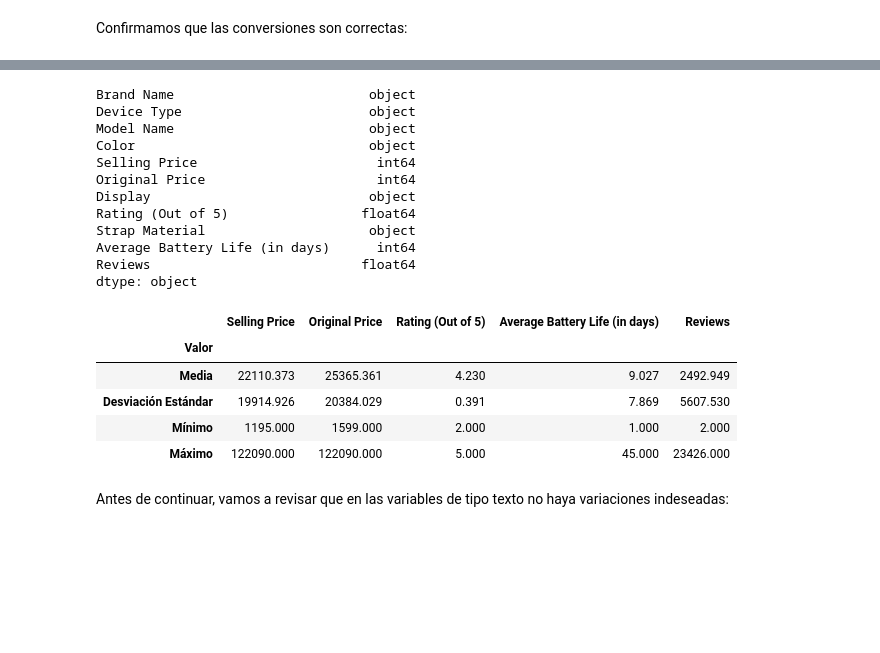
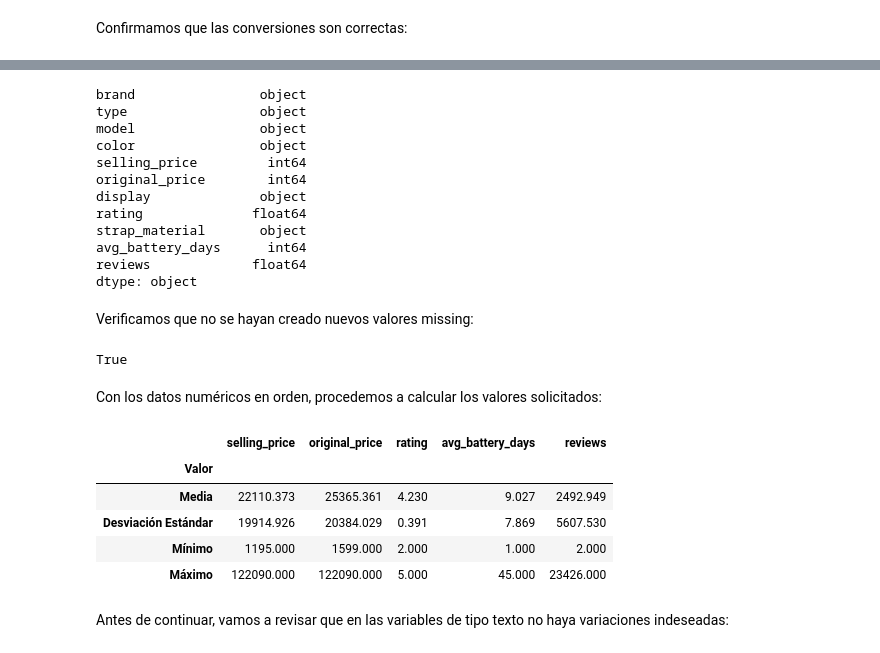
Before and after one commit to afercaceres/Fitness_Trackers, a Jupyter notebook: practica_python.ipynb, the cells around one changed output, grey strips where cells are left out. Cells and saved outputs as stored; diff of their text form; code cells hidden in the pictures; blank space fills up the shorter version.

```diff
--- a/practica_python.ipynb
+++ b/practica_python.ipynb
@@ -22,0 +30,4 @@ datos.head()
+# %%
+datos = datos.rename(columns = {"Brand Name":"brand", "Device Type":"type", "Model Name":"model", "Color":"color", "Selling Price":"selling_price", "Original Price": "original_price", "Display":"display", "Rating (Out of 5)":"rating", "Strap Material":"strap_material", "Average Battery Life (in days)":"avg_battery_days", "Reviews":"reviews"})
+
+datos.head()
@@ -67,7 +85,7 @@ Convertimos las observaciones de las tres variables a numérico, eliminando las
 # %%
-datos["Selling Price"] = pd.to_numeric(datos["Selling Price"].str.replace(',',''))
-datos["Original Price"] = pd.to_numeric(datos["Original Price"].str.replace(',',''))
-datos["Reviews"] = pd.to_numeric(datos["Reviews"].str.replace(',',''))
+datos["selling_price"] = pd.to_numeric(datos["selling_price"].str.replace(',',''))
+datos["original_price"] = pd.to_numeric(datos["original_price"].str.replace(',',''))
+datos["reviews"] = pd.to_numeric(datos["reviews"].str.replace(',',''))
 # %% [markdown]
 Confirmamos que las conversiones son correctas:
 # %%
@@ -87,32 +105,44 @@ datos.head(10)
 # %%
 datos.dtypes
 # %% [output]
-Brand Name                         object
-Device Type                        object
-Model Name                         object
-Color                              object
-Selling Price                       int64
-Original Price                      int64
-Display                            object
-Rating (Out of 5)                 float64
-Strap Material                     object
-Average Battery Life (in days)      int64
-Reviews                           float64
+brand                object
+type                 object
+model                object
+color                object
+selling_price         int64
+original_price        int64
+display              object
+rating              float64
+strap_material       object
+avg_battery_days      int64
+reviews             float64
 dtype: object
+# %% [markdown]
+Verificamos que no se hayan creado nuevos valores missing:
+# %%
+nMuestras2 = []
+for column in datos.columns:
+    nMuestras2.append([column, len(datos[column].dropna())])
+
+nMuestras==nMuestras2
+# %% [output]
+True
+# %% [markdown]
+Con los datos numéricos en orden, procedemos a calcular los valores solicitados:
 # %%
 variablesNumericas = datos._get_numeric_data()
 mediaNumericas = round(variablesNumericas.mean(), 3) # No hay que preocuparse por los NaN, puesto que quedan excluídos del cálculo
 stdNumericas = round(variablesNumericas.std(), 3)
 minNumericas = round(variablesNumericas.min(), 3)
 maxNumericas = round(variablesNumericas.max(), 3)
 
-valoresInteres = pd.DataFrame([mediaNumericas,stdNumericas,minNumericas,maxNumericas], columns=["Selling Price","Original Price", "Rating (Out of 5)", "Average Battery Life (in days)", "Reviews"])
+valoresInteres = pd.DataFrame([mediaNumericas,stdNumericas,minNumericas,maxNumericas], columns=["selling_price","original_price", "rating", "avg_battery_days", "reviews"])
 valoresInteres["Valor"] = ["Media", "Desviación Estándar", "Mínimo", "Máximo"]
 valoresInteres.set_index("Valor", inplace = True)
 
 valoresInteres
 # %% [output]
-|  | Selling Price | Original Price | Rating (Out of 5) | Average Battery Life (in days) | Reviews |
+|  | selling_price | original_price | rating | avg_battery_days | reviews |
 | Valor |  |  |  |  |  |
 | Media | 22110.373 | 25365.361 | 4.230 | 9.027 | 2492.949 |
 | Desviación Estándar | 19914.926 | 20384.029 | 0.391 | 7.869 | 5607.530 |
```
Also changed, not shown: parts of 96 cells of this notebook.
